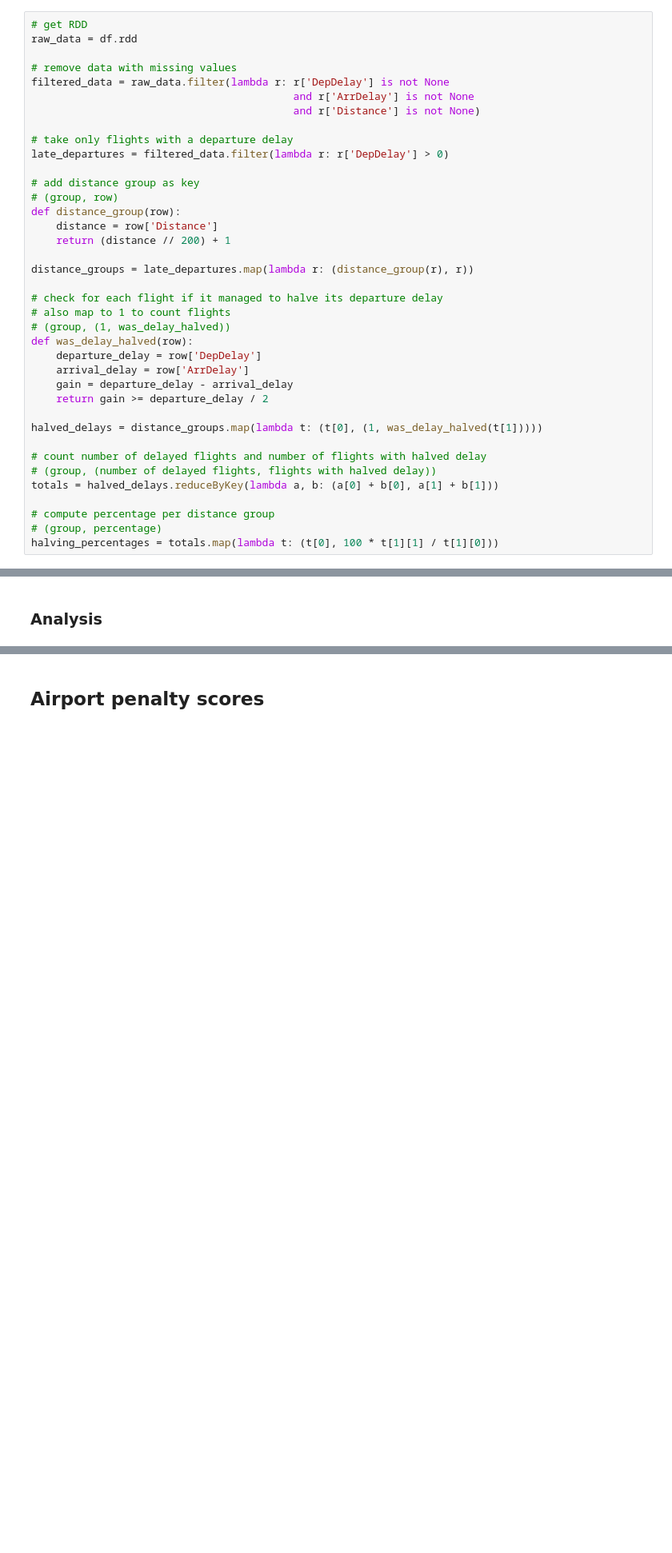
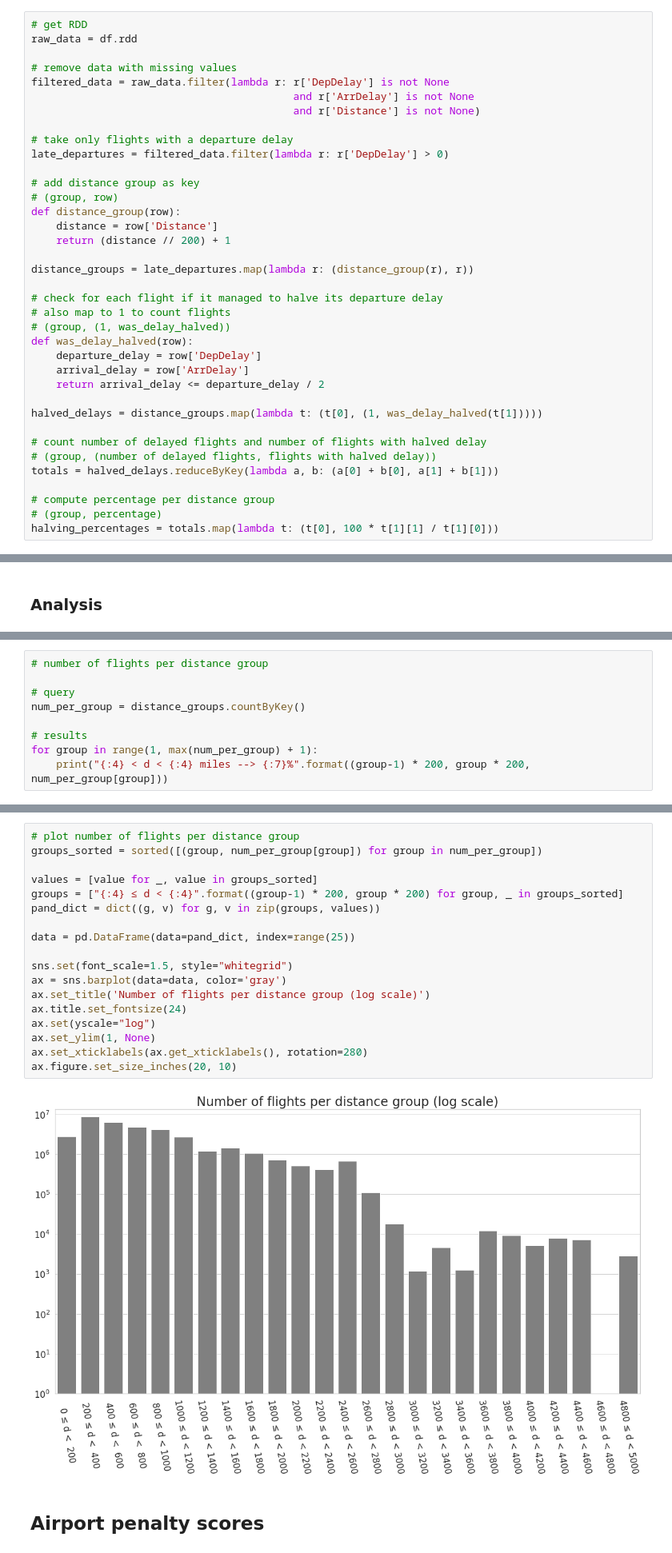
Before and after one commit to pietroferretti/middleware-bigdata, a Jupyter notebook: spark_notebook.ipynb, the cells around one changed output, grey strips where cells are left out. Shown: that part at 80% size. Cells and saved outputs as stored; diff of their text form; blank space fills up the shorter version.

```diff
--- a/spark_notebook.ipynb
+++ b/spark_notebook.ipynb
@@ -238,8 +243,7 @@ distance_groups = late_departures.map(lambda r: (distance_group(r), r))
 def was_delay_halved(row):
     departure_delay = row['DepDelay']
     arrival_delay = row['ArrDelay']
-    gain = departure_delay - arrival_delay
-    return gain >= departure_delay / 2
+    return arrival_delay <= departure_delay / 2
 
 halved_delays = distance_groups.map(lambda t: (t[0], (1, was_delay_halved(t[1]))))
 
@@ -309,0 +312,9 @@ ax.figure.set_size_inches(20, 10)
+# %%
+# number of flights per distance group
+
+# query
+num_per_group = distance_groups.countByKey()
+
+# results
+for group in range(1, max(num_per_group) + 1):
+    print("{:4} < d < {:4} miles --> {:7}%".format((group-1) * 200, group * 200, num_per_group[group]))
@@ -310,3 +339,23 @@ ax.figure.set_size_inches(20, 10)
+# %%
+# plot number of flights per distance group
+groups_sorted = sorted([(group, num_per_group[group]) for group in num_per_group])
+
+values = [value for _, value in groups_sorted]
+groups = ["{:4} ≤ d < {:4}".format((group-1) * 200, group * 200) for group, _ in groups_sorted]
+pand_dict = dict((g, v) for g, v in zip(groups, values))
+
+data = pd.DataFrame(data=pand_dict, index=range(25))
+
+sns.set(font_scale=1.5, style="whitegrid")
+ax = sns.barplot(data=data, color='gray')
+ax.set_title('Number of flights per distance group (log scale)')
+ax.title.set_fontsize(24)
+ax.set(yscale="log")
+ax.set_ylim(1, None)
+ax.set_xticklabels(ax.get_xticklabels(), rotation=280)
+ax.figure.set_size_inches(20, 10)
+# %% [output]
+[figure, added]
 # %% [markdown]
 ## Airport penalty scores
 # %%
```
Also changed, not shown: parts of 17 cells of this notebook.
